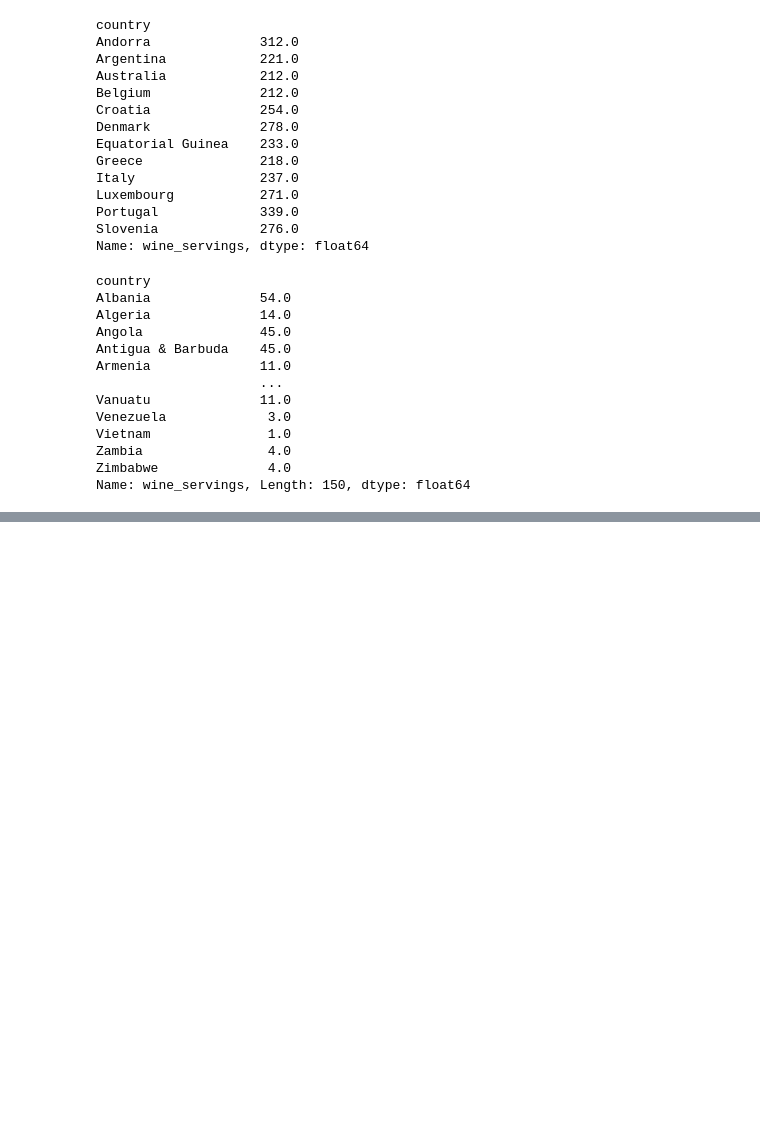
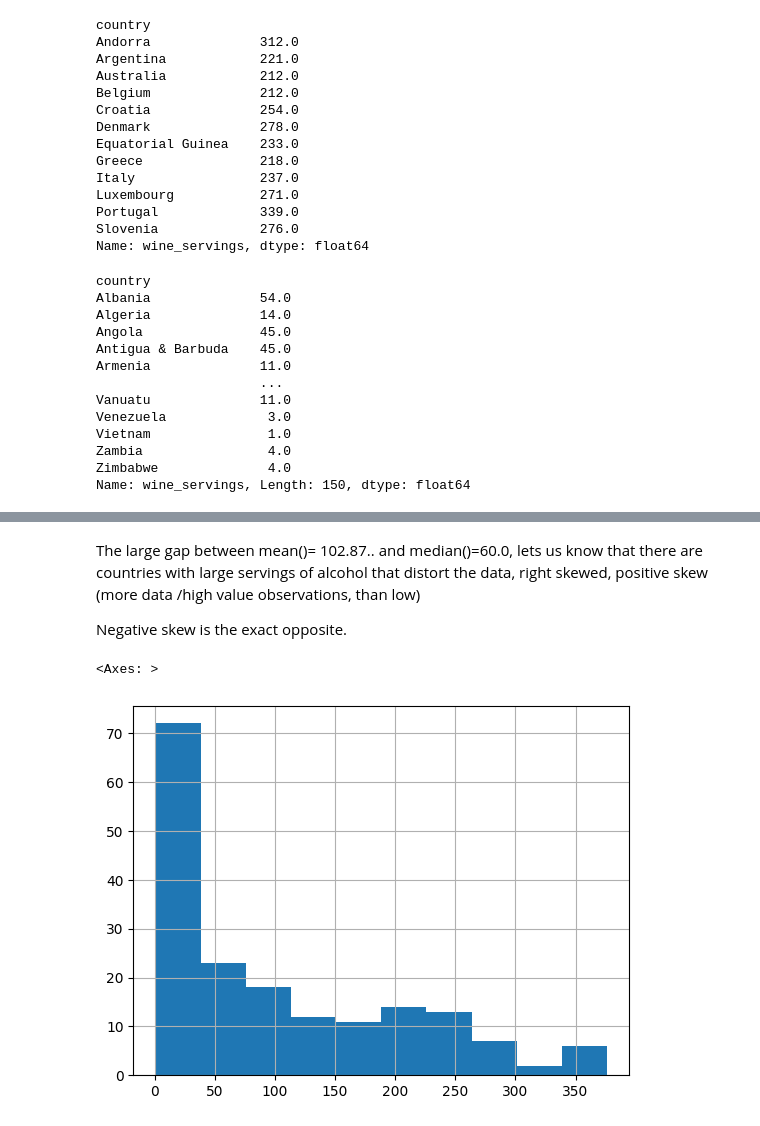
Before and after one commit to happycode-ch/pandas_colab, a Jupyter notebook: 3_Methods_and_Handeling.ipynb, the cells around one changed output, grey strips where cells are left out. Cells and saved outputs as stored; diff of their text form; code cells hidden in the pictures; blank space fills up the shorter version.

```diff
--- a/3_Methods_and_Handeling.ipynb
+++ b/3_Methods_and_Handeling.ipynb
@@ -1580,0 +1772,2 @@ Name: wine_servings, Length: 150, dtype: float64
+# %%
+beers = pd.read_csv('https://andybek.com/pandas-drinks', usecols=['country', 'beer_servings'], index_col='country').squeeze('columns')
@@ -1580,0 +1822,10 @@ Name: wine_servings, Length: 150, dtype: float64
+# %% [markdown]
+The large gap between mean()=
+102.87.. and median()=60.0, lets us know that there are countries with large servings of alcohol that distort the data, right skewed, positive skew (more data /high value observations, than low)
+
+Negative skew is the exact opposite.
+# %%
+beers.hist()
+# %% [output]
+<Axes: >
+[figure, added]
```
Also changed, not shown: parts of 45 cells of this notebook.
